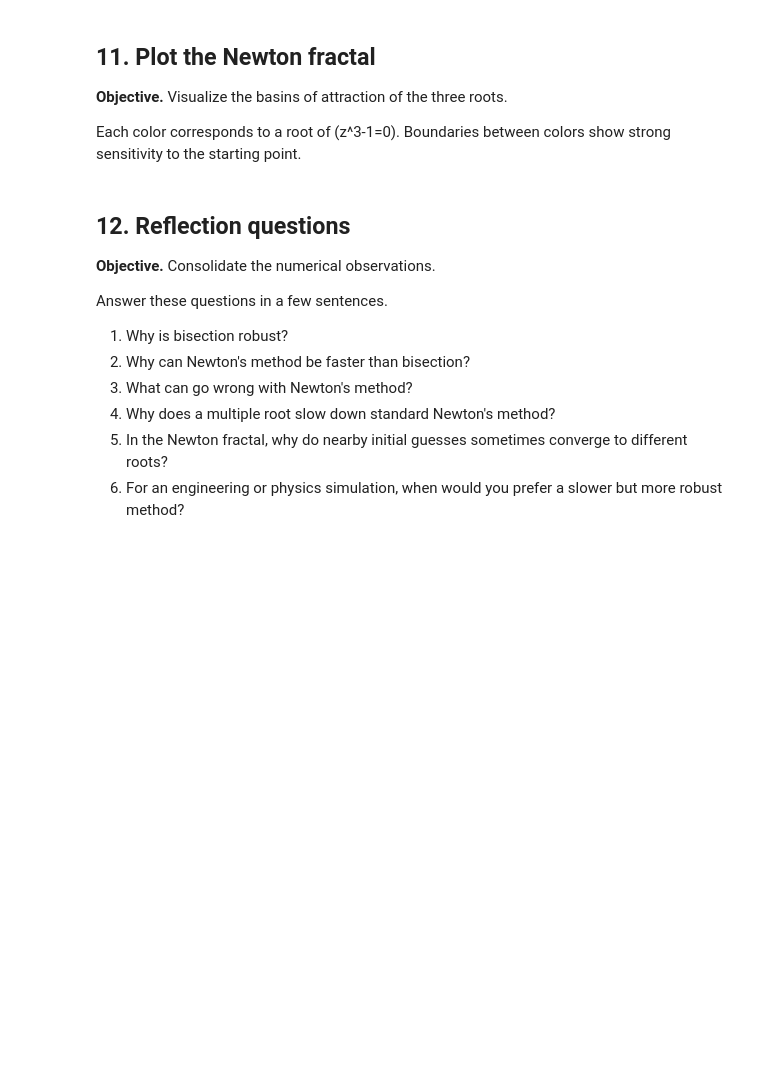
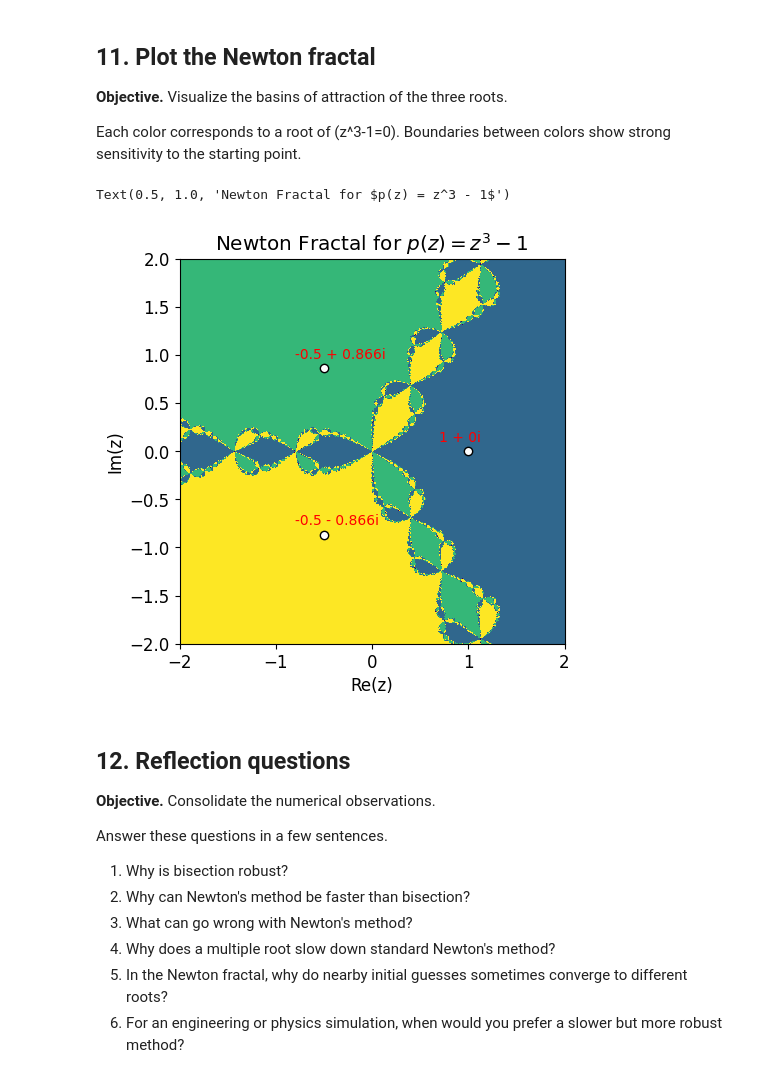
Before and after one commit to Bianchi-Romain/ModellingAndSimulationPython, a Jupyter notebook: lecture_1_practical_root_finding.ipynb, the cells around one changed output. Cells and saved outputs as stored; diff of their text form; code cells hidden in the pictures; blank space fills up the shorter version.

```diff
--- a/lecture_1_practical_root_finding.ipynb
+++ b/lecture_1_practical_root_finding.ipynb
@@ -954,11 +987,10 @@ def newton_step_complex(z):
     """
     # TODO:
     # Return z - p(z)/p'(z).
+    # Uncomment / complete:
+    return z - p_complex(z) / dp_complex(z)
 
-    # Uncomment / complete:
-    # return z - p_complex(z) / dp_complex(z)
-
-    raise NotImplementedError("Complete the complex Newton step.")
+    #raise NotImplementedError("Complete the complex Newton step.")
 # %% [markdown]
 ## 10. Iterate Newton's method on a grid of complex starting points
 
@@ -988,11 +1020,18 @@ def compute_newton_fractal(xmin=-2, xmax=2, ymin=-2, ymax=2, N=400, max_iter=30,
     for n in range(max_iter):
         # TODO:
         # 1. Update only active points.
+        x_new = newton_step_complex(Z[active])
+        Z[active] = x_new
         # 2. Check distance to the known roots.
+        for k, root in enumerate(complex_roots):
+            distance = np.abs(Z - root)
+            newly_converged = active & (distance < tol)
         # 3. Assign root index when convergence is reached.
+            root_index[newly_converged] = k
+            iterations[newly_converged] = n + 1
         # 4. Mark those points as no longer active.
-
-        raise NotImplementedError("Complete the Newton fractal iteration.")
+            active[newly_converged] = False
+       # raise NotImplementedError("Complete the Newton fractal iteration.")
 
     return root_index, iterations
 # %% [markdown]
@@ -1004,7 +1043,33 @@ Each color corresponds to a root of \(z^3-1=0\). Boundaries between colors show
 # %%
 
 # TODO:
 # Compute and plot the Newton fractal.
+xmin=-2
+xmax=2
+ymin=-2
+ymax=2
+
+
+root_index, iterations = compute_newton_fractal(xmin, xmax, ymin, ymax, N=600, max_iter=30, tol=1e-8)
+
+# plot of newtons fractal
+plt.imshow(root_index,extent=(xmin, xmax, ymin, ymax),origin='lower',interpolation='nearest')
+
+#show the roots on the plot
+for root in complex_roots:
+    plt.plot(root.real, root.imag, 'wo', markersize=6, markeredgecolor='black')
+
+    root_label = f"{root.real:.3g} {'+' if root.imag >= 0 else '-'} {abs(root.imag):.3g}i"
+    xoffset = -0.3
+    yoffset = 0.1
+    plt.annotate(root_label, xy=(root.real+xoffset, root.imag+yoffset), color="red",fontsize=10)
+
+plt.xlabel('Re(z)')
+plt.ylabel('Im(z)')
+plt.title("Newton Fractal for $p(z) = z^3 - 1$")
+# %% [output]
+Text(0.5, 1.0, 'Newton Fractal for $p(z) = z^3 - 1$')
+[figure, added]
 # %% [markdown]
 ## 12. Reflection questions
 
```
Also changed, not shown: parts of 6 cells of this notebook.
